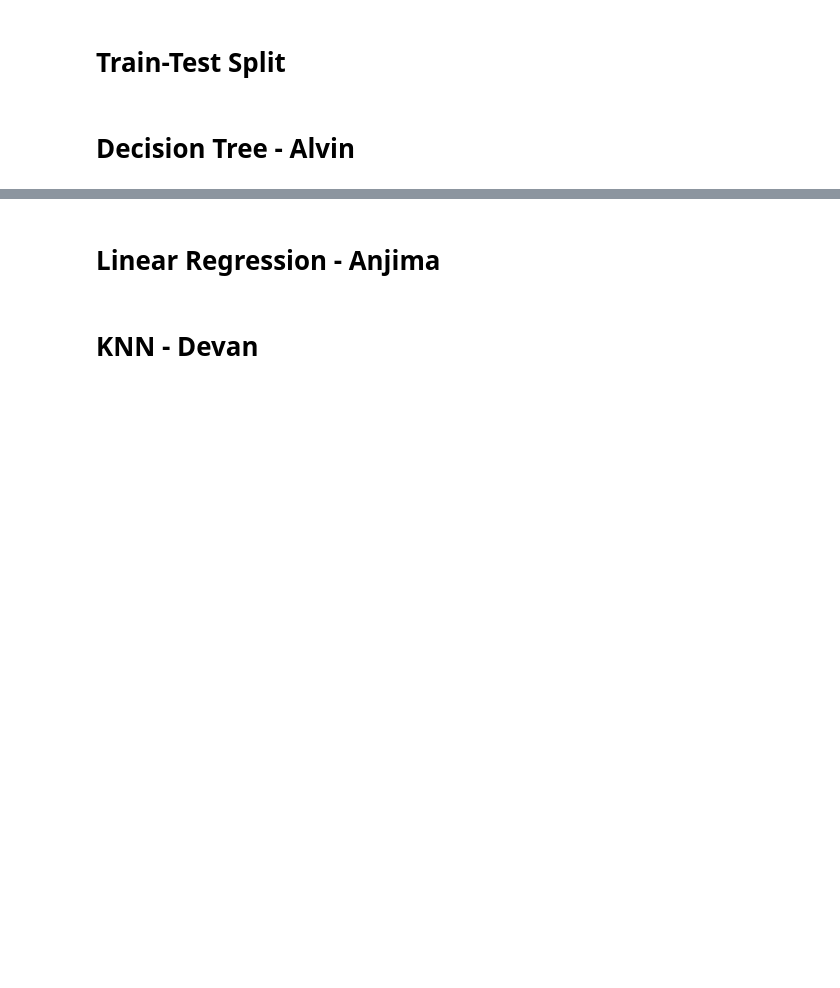
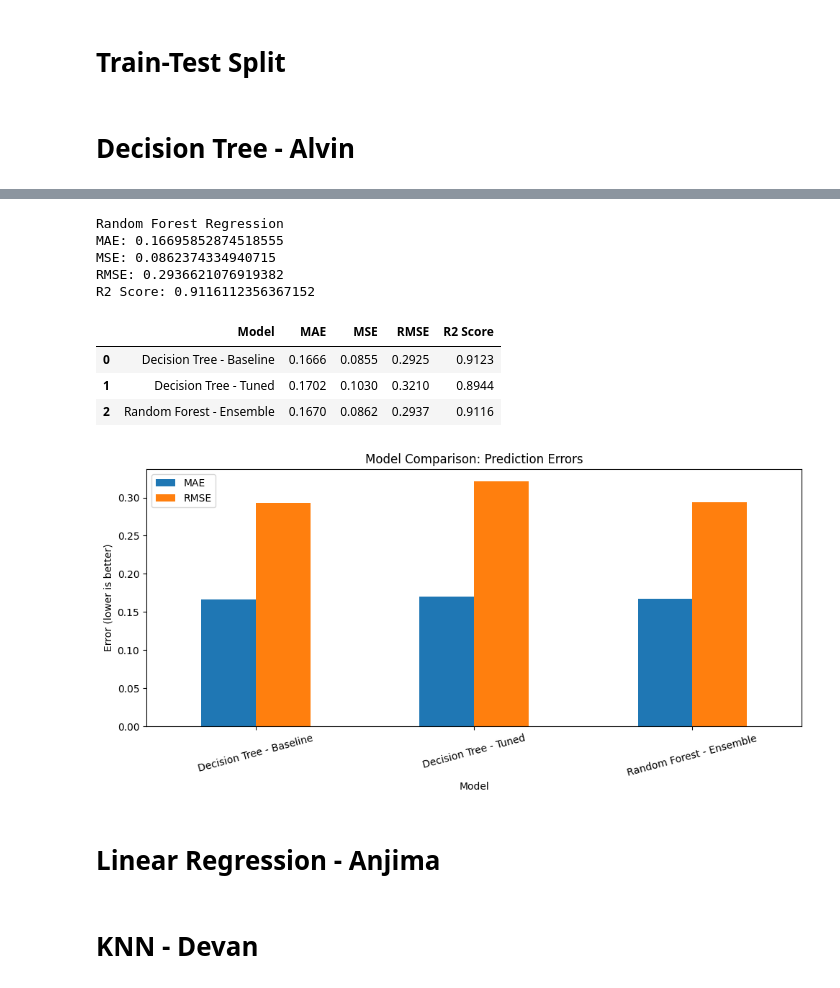
Before and after one commit to AlvinManoj05/Data-Preprocessing-Project, a Jupyter notebook: Data_Processing_Group_Assignment.ipynb, the cells around one changed output, grey strips where cells are left out. Saved outputs shown, nothing was run; the diff lists cells and outputs as text; code cells hidden in the pictures; blank space fills up the shorter version.

```diff
--- a/Data_Processing_Group_Assignment.ipynb
+++ b/Data_Processing_Group_Assignment.ipynb
@@ -403,0 +487,16 @@ X_train,X_test,y_train,y_test=train_test_split(X_scaled,y,test_size=0.2,random_s
+# %%
+
+# Five-fold cross-validation
+cv = KFold(n_splits=5, shuffle=True, random_state=42)
+
+# Evaluate the baseline using training data only
+cv_scores = cross_val_score(
+    DecisionTreeRegressor(random_state=42),
+    X_train,
+    y_train,
+    cv=cv,
+    scoring="neg_mean_absolute_error"
+)
+
+print("Fold MAE scores:", -cv_scores)
+print("Mean CV MAE:", -cv_scores.mean())
@@ -404,3 +557,63 @@ X_train,X_test,y_train,y_test=train_test_split(X_scaled,y,test_size=0.2,random_s
+# %%
+
+rf = RandomForestRegressor(
+    n_estimators=100,
+    max_depth=None,
+    random_state=42,
+    n_jobs=-1
+)
+
+rf.fit(X_train, y_train)
+
+y_pred_rf = rf.predict(X_test)
+
+mae_rf = mean_absolute_error(y_test, y_pred_rf)
+mse_rf = mean_squared_error(y_test, y_pred_rf)
+rmse_rf = np.sqrt(mse_rf)
+r2_rf = r2_score(y_test, y_pred_rf)
+
+print("Random Forest Regression")
+print("MAE:", mae_rf)
+print("MSE:", mse_rf)
+print("RMSE:", rmse_rf)
+print("R2 Score:", r2_rf)
+# %% [output]
+Random Forest Regression
+MAE: 0.16695852874518555
+MSE: 0.0862374334940715
+RMSE: 0.2936621076919382
+R2 Score: 0.9116112356367152
+# %%
+
+comparison = pd.DataFrame({
+    "Model": [
+        "Decision Tree - Baseline",
+        "Decision Tree - Tuned",
+        "Random Forest - Ensemble"
+    ],
+    "MAE": [mae_dt, mae_tuned, mae_rf],
+    "MSE": [mse_dt, mse_tuned, mse_rf],
+    "RMSE": [rmse_dt, rmse_tuned, rmse_rf],
+    "R2 Score": [r2_dt, r2_tuned, r2_rf]
+})
+
+display(comparison.round(4))
+
+comparison.set_index("Model")[["MAE", "RMSE"]].plot(
+    kind="bar",
+    figsize=(10, 5)
+)
+plt.title("Model Comparison: Prediction Errors")
+plt.ylabel("Error (lower is better)")
+plt.xticks(rotation=15)
+plt.tight_layout()
+plt.show()
+# %% [output]
+|  | Model | MAE | MSE | RMSE | R2 Score |
+| 0 | Decision Tree - Baseline | 0.1666 | 0.0855 | 0.2925 | 0.9123 |
+| 1 | Decision Tree - Tuned | 0.1702 | 0.1030 | 0.3210 | 0.8944 |
+| 2 | Random Forest - Ensemble | 0.1670 | 0.0862 | 0.2937 | 0.9116 |
+[figure, added]
 # %% [markdown]
 # Linear Regression - Anjima
 # %% [markdown]
```
Also changed, not shown: parts of 6 cells of this notebook.
